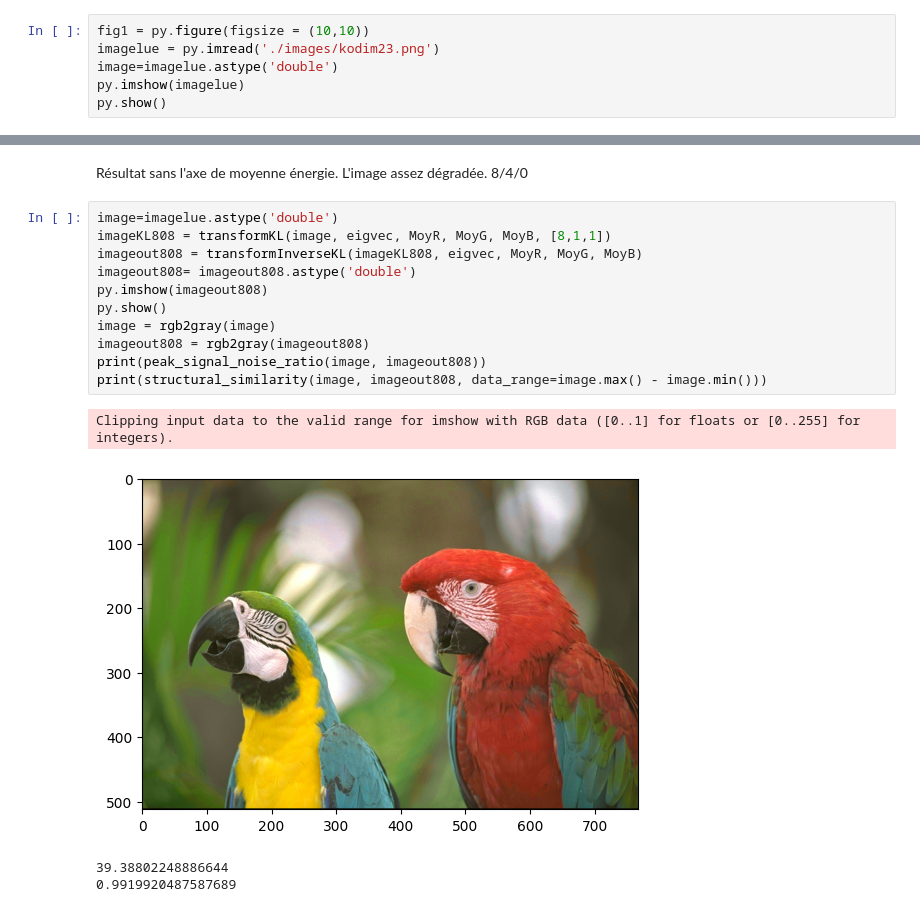
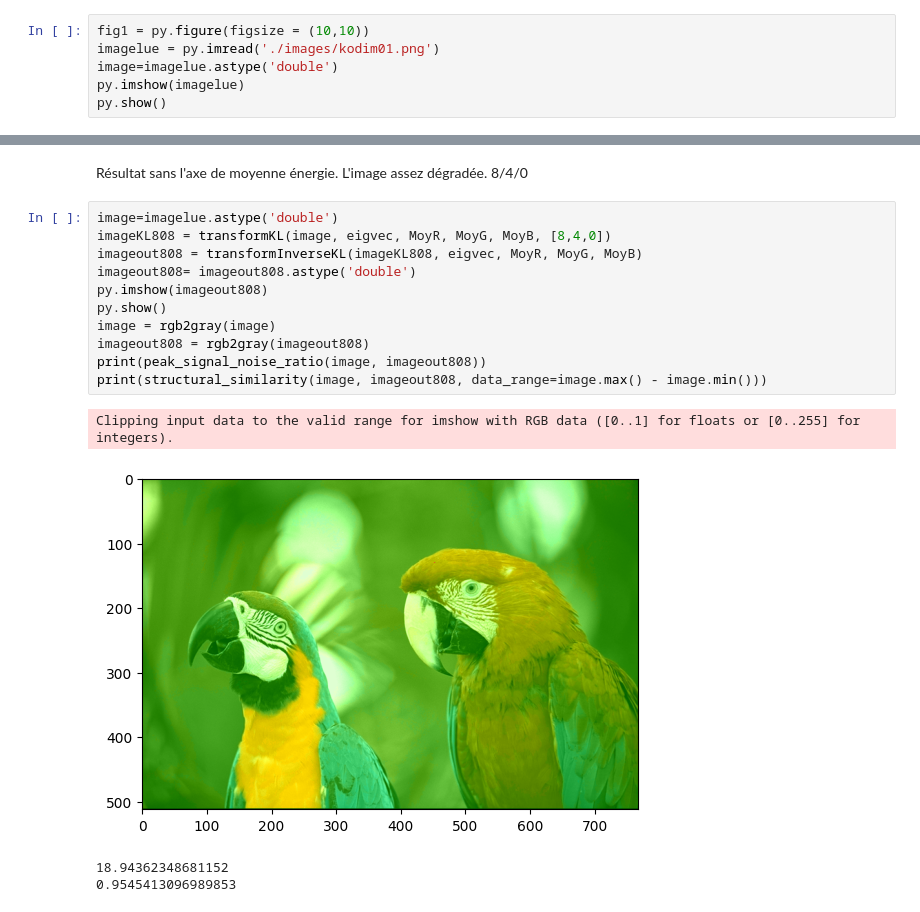
Before and after one commit to Za4khnissi/INF8770, a Jupyter notebook: TP2/transformeKL_RGB.ipynb, the cells around one changed output, grey strips where cells are left out. Drawn from its saved outputs; the diff is of its cells as text.

```diff
--- a/TP2/transformeKL_RGB.ipynb
+++ b/TP2/transformeKL_RGB.ipynb
@@ -11,7 +11,7 @@ from numpy import linalg as LA
 from skimage.metrics import structural_similarity, peak_signal_noise_ratio
 # %%
 fig1 = py.figure(figsize = (10,10))
-imagelue = py.imread('./images/kodim23.png')
+imagelue = py.imread('./images/kodim01.png')
 image=imagelue.astype('double')
 py.imshow(imagelue)
 py.show()
@@ -221,17 +221,17 @@ Clipping input data to the valid range for imshow with RGB data ([0..1] for floa
 Résultat sans l'axe de moyenne énergie. L'image assez dégradée. 8/4/0
 # %%
 image=imagelue.astype('double')
-imageKL808 = transformKL(image, eigvec, MoyR, MoyG, MoyB, [8,1,1])
+imageKL808 = transformKL(image, eigvec, MoyR, MoyG, MoyB, [8,4,0])
 imageout808 = transformInverseKL(imageKL808, eigvec, MoyR, MoyG, MoyB)
 imageout808= imageout808.astype('double')
 py.imshow(imageout808)
 py.show()
 image = rgb2gray(image)
 imageout808 = rgb2gray(imageout808)
 print(peak_signal_noise_ratio(image, imageout808))
 print(structural_similarity(image, imageout808, data_range=image.max() - image.min()))
 # %% [output]
 Clipping input data to the valid range for imshow with RGB data ([0..1] for floats or [0..255] for integers).
-[figure, old version]
+[figure, new version]
-39.38802248886644
-0.9919920487587689
+18.94362348681152
+0.9545413096989853
```
Also changed, not shown: 1 other file.
